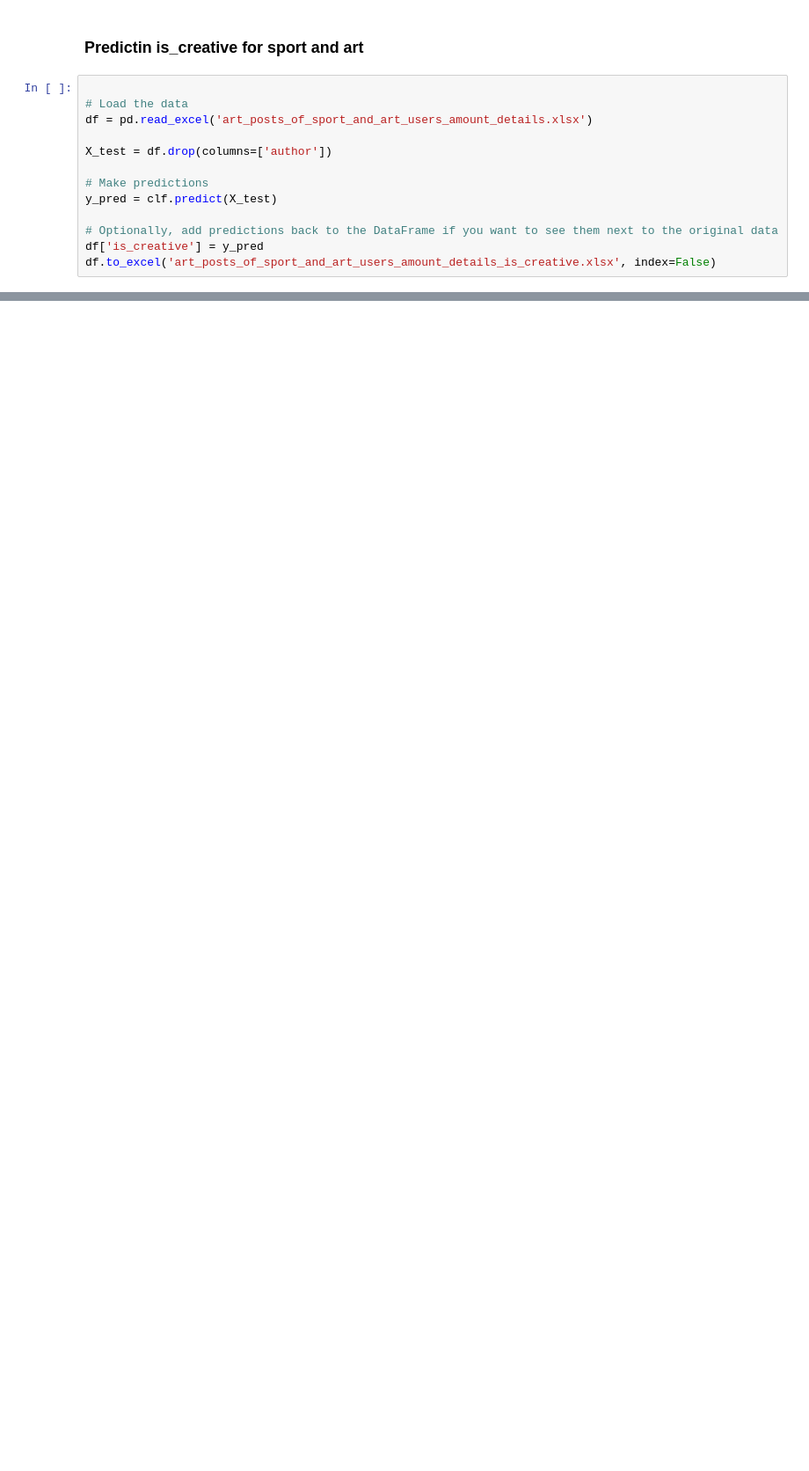
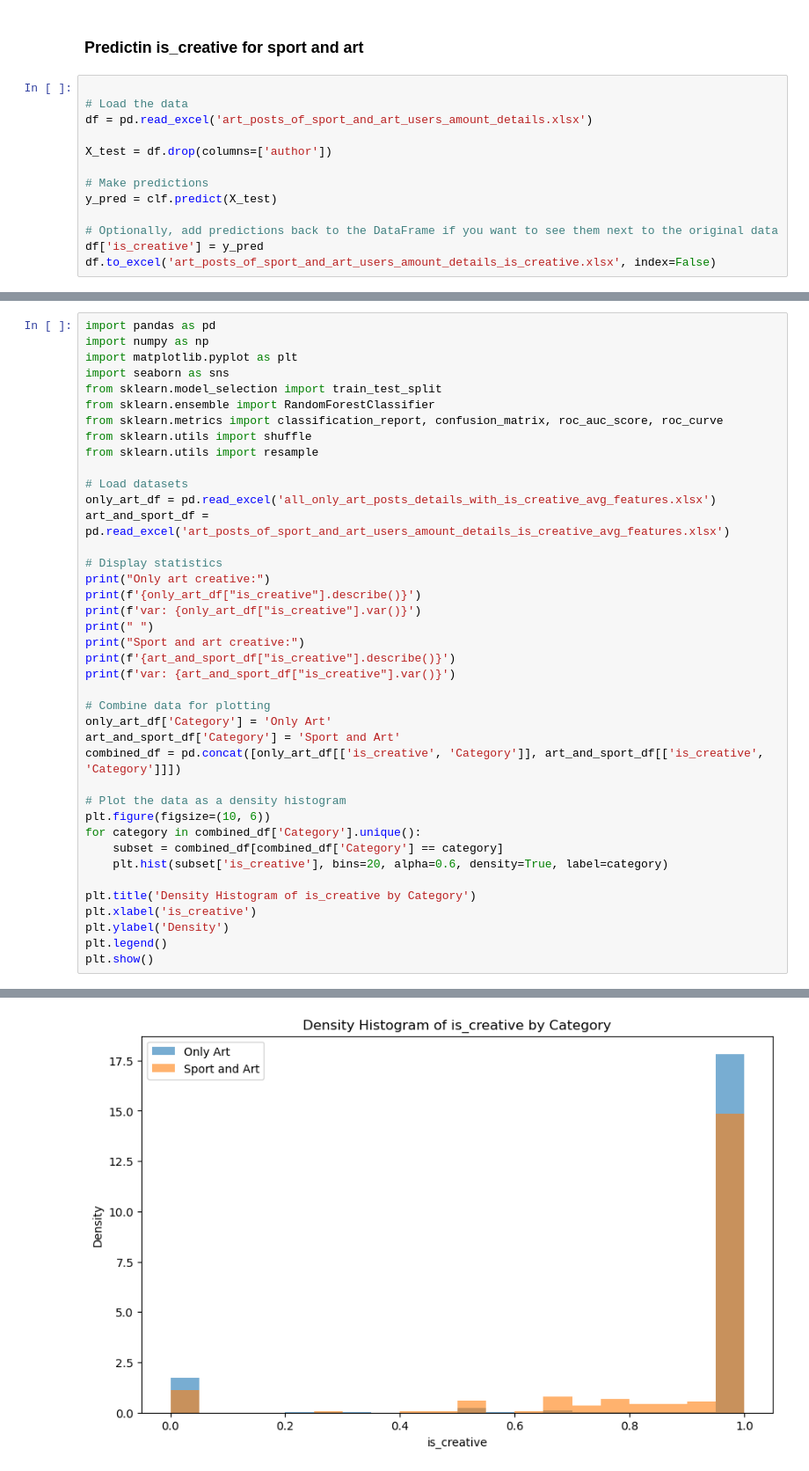
Before and after one commit to yuvalSaadati/Characterizing-human-behavior-using-internet-data, a Jupyter notebook: creating_data_for_part3.ipynb, the cells around one changed output, grey strips where cells are left out. Shown at 88% size. Saved outputs shown, nothing was run; the diff lists cells and outputs as text; blank space fills up the shorter version.

```diff
--- a/creating_data_for_part3.ipynb
+++ b/creating_data_for_part3.ipynb
@@ -916,0 +832,41 @@ df.to_excel('art_posts_of_sport_and_art_users_amount_details_is_creative.xlsx',
+# %%
+import pandas as pd
+import numpy as np
+import matplotlib.pyplot as plt
+import seaborn as sns
+from sklearn.model_selection import train_test_split
+from sklearn.ensemble import RandomForestClassifier
+from sklearn.metrics import classification_report, confusion_matrix, roc_auc_score, roc_curve
+from sklearn.utils import shuffle
+from sklearn.utils import resample
+
+# Load datasets
+only_art_df = pd.read_excel('all_only_art_posts_details_with_is_creative_avg_features.xlsx')
+art_and_sport_df = pd.read_excel('art_posts_of_sport_and_art_users_amount_details_is_creative_avg_features.xlsx')
+
+# Display statistics
+print("Only art creative:")
+print(f'{only_art_df["is_creative"].describe()}')
+print(f'var: {only_art_df["is_creative"].var()}')
+print(" ")
+print("Sport and art creative:")
+print(f'{art_and_sport_df["is_creative"].describe()}')
+print(f'var: {art_and_sport_df["is_creative"].var()}')
+
+# Combine data for plotting
+only_art_df['Category'] = 'Only Art'
+art_and_sport_df['Category'] = 'Sport and Art'
+combined_df = pd.concat([only_art_df[['is_creative', 'Category']], art_and_sport_df[['is_creative', 'Category']]])
+
+# Plot the data as a density histogram
+plt.figure(figsize=(10, 6))
+for category in combined_df['Category'].unique():
+    subset = combined_df[combined_df['Category'] == category]
+    plt.hist(subset['is_creative'], bins=20, alpha=0.6, density=True, label=category)
+
+plt.title('Density Histogram of is_creative by Category')
+plt.xlabel('is_creative')
+plt.ylabel('Density')
+plt.legend()
+plt.show()
+# %% [output]
@@ -916,0 +890 @@ df.to_excel('art_posts_of_sport_and_art_users_amount_details_is_creative.xlsx',
+[figure, added]
```
Also changed, not shown: parts of 13 cells of this notebook.
